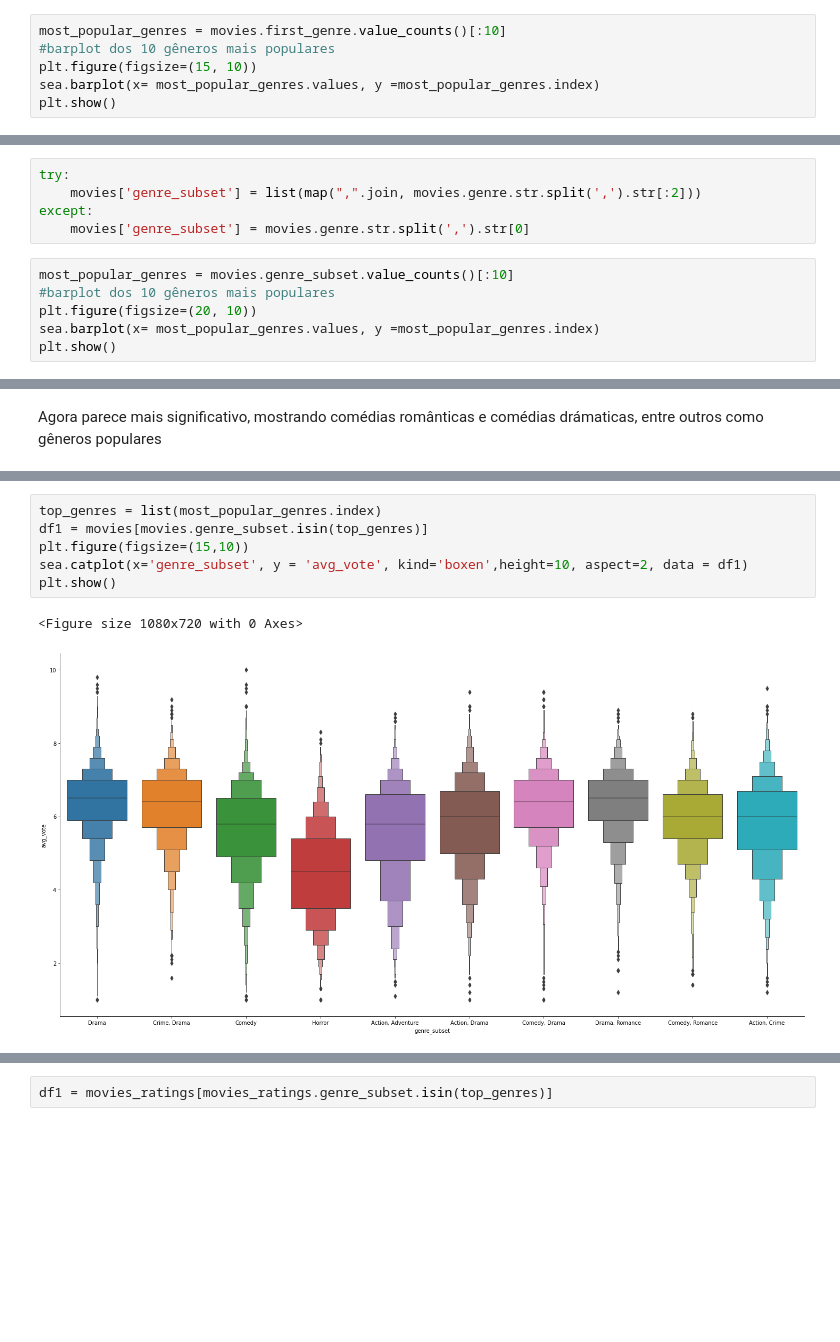
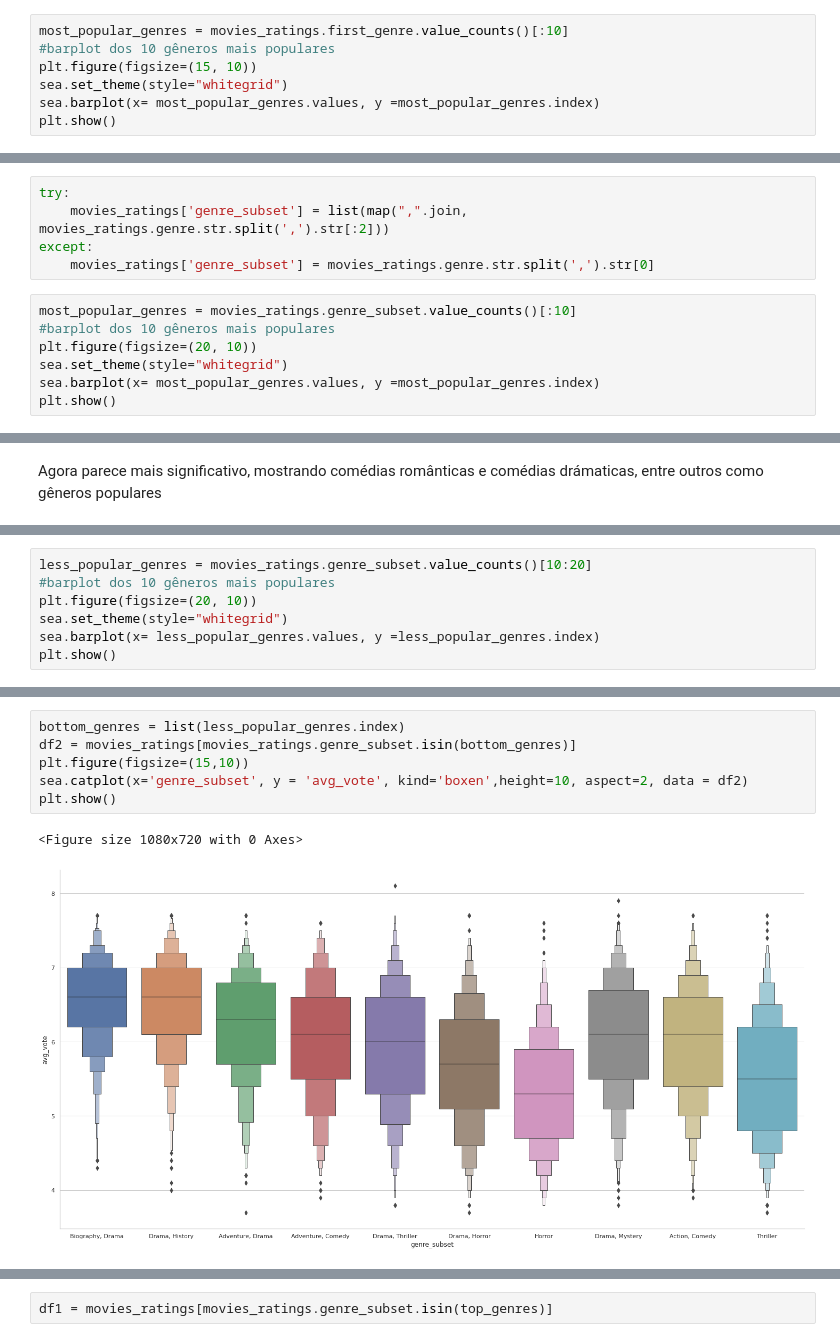
Before and after one commit to acts2/Projeto-If697, a Jupyter notebook: IMDB_movies.ipynb, the cells around one changed output, grey strips where cells are left out. Drawn from its saved outputs; the diff is of its cells as text; blank space fills up the shorter version.

```diff
--- a/IMDB_movies.ipynb
+++ b/IMDB_movies.ipynb
@@ -417,8 +727,9 @@ Adult              2
 Name: first_genre, dtype: int64
 # %%
-most_popular_genres = movies.first_genre.value_counts()[:10]
+most_popular_genres = movies_ratings.first_genre.value_counts()[:10]
 #barplot dos 10 gêneros mais populares
 plt.figure(figsize=(15, 10))
+sea.set_theme(style="whitegrid")
 sea.barplot(x= most_popular_genres.values, y =most_popular_genres.index)
 plt.show()
 # %% [output]
@@ -428,12 +739,13 @@ Eu achei estranho o gênero romance estar tão abaixo nos números, talvez somen
 # %%
 try:
-    movies['genre_subset'] = list(map(",".join, movies.genre.str.split(',').str[:2]))
+    movies_ratings['genre_subset'] = list(map(",".join, movies_ratings.genre.str.split(',').str[:2]))
 except:
-    movies['genre_subset'] = movies.genre.str.split(',').str[0]
+    movies_ratings['genre_subset'] = movies_ratings.genre.str.split(',').str[0]
 # %%
-most_popular_genres = movies.genre_subset.value_counts()[:10]
+most_popular_genres = movies_ratings.genre_subset.value_counts()[:10]
 #barplot dos 10 gêneros mais populares
 plt.figure(figsize=(20, 10))
+sea.set_theme(style="whitegrid")
 sea.barplot(x= most_popular_genres.values, y =most_popular_genres.index)
 plt.show()
 # %% [output]
@@ -462,0 +757,7 @@ print(most_popular_genres)
+# %%
+less_popular_genres = movies_ratings.genre_subset.value_counts()[10:20]
+#barplot dos 10 gêneros mais populares
+plt.figure(figsize=(20, 10))
+sea.set_theme(style="whitegrid")
+sea.barplot(x= less_popular_genres.values, y =less_popular_genres.index)
+plt.show()
@@ -463,9 +776,9 @@ print(most_popular_genres)
 # %%
-top_genres = list(most_popular_genres.index)
-df1 = movies[movies.genre_subset.isin(top_genres)]
+bottom_genres = list(less_popular_genres.index)
+df2 = movies_ratings[movies_ratings.genre_subset.isin(bottom_genres)]
 plt.figure(figsize=(15,10))
-sea.catplot(x='genre_subset', y = 'avg_vote', kind='boxen',height=10, aspect=2, data = df1)
+sea.catplot(x='genre_subset', y = 'avg_vote', kind='boxen',height=10, aspect=2, data = df2)
 plt.show()
 # %% [output]
 <Figure size 1080x720 with 0 Axes>
-[figure, old version]
+[figure, new version]
```
Also changed, not shown: parts of 127 cells of this notebook.
